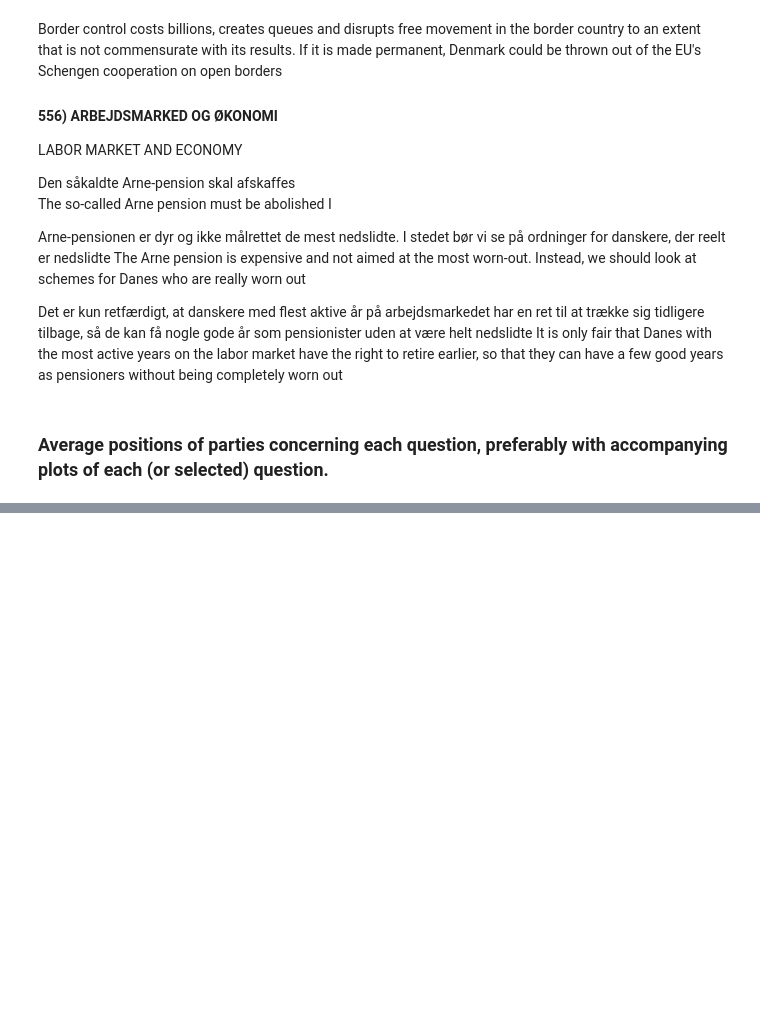
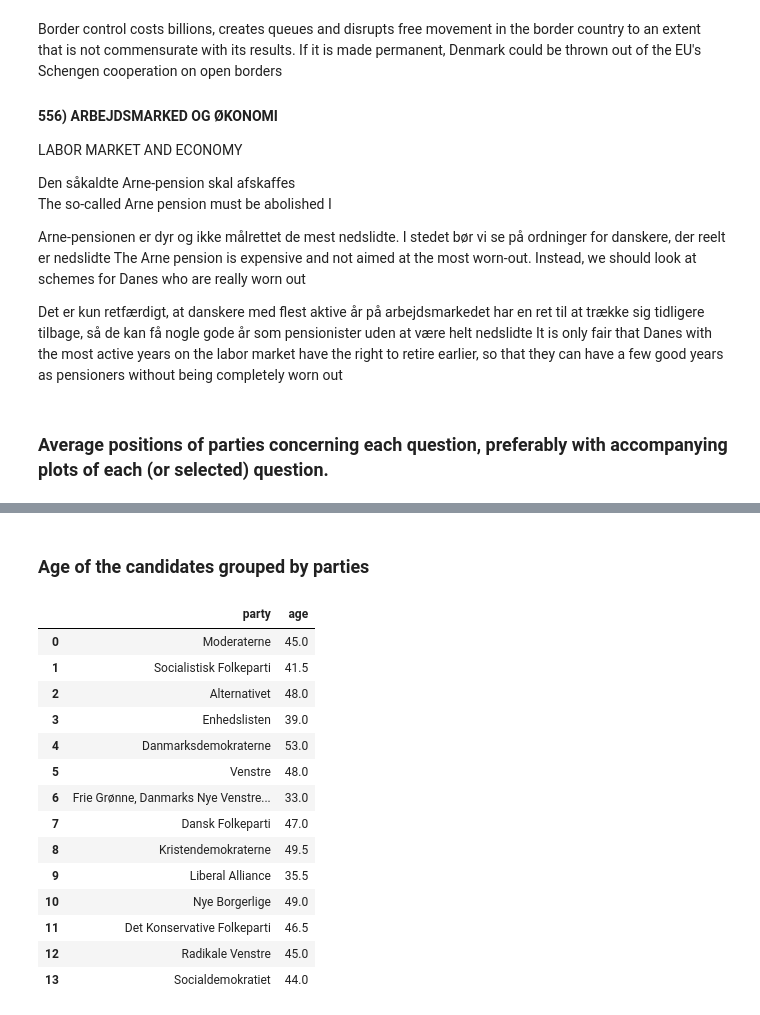
Before and after one commit to maxim-zavidei/viauc-mal1-a23, a Jupyter notebook: assignment4/assignment4-solution.ipynb, the cells around one changed output, grey strips where cells are left out. Drawn from its saved outputs; the diff is of its cells as text; code cells hidden in the pictures; blank space fills up the shorter version.

```diff
--- a/assignment4/assignment4-solution.ipynb
+++ b/assignment4/assignment4-solution.ipynb
@@ -488,3 +488,36 @@ questions
 | 11b | Mink-sagen | Det bør undersøges, om Mette Fred... | 1.5 | -2.0 | 1.0 | -1.0 | ... |
 | 12a | Coronavirus | Hvis coronasmitten stiger markant... | 1.0 | 0.0 | 1.0 | -1.0 | ... |
 | 12b | Coronavirus | Hvis coronasmitten stiger markant... | -0.5 | 0.0 | -1.0 | 0.0 | ... |
+# %% [markdown]
+### Age of the candidates grouped by parties
+# %%
+df = pd.read_excel('alldata.xlsx', engine='openpyxl')
+#get the names of all parties
+parties = data['parti'].unique()
+parties
+
+age_df = pd.DataFrame(columns=['party', 'age'])
+
+for party in parties:
+    subset = data[data['parti'] == party]
+    ages = subset['alder']
+    median = ages.median()
+    age_df.loc[len(age_df.index)] = [party, median]
+
+age_df
+# %% [output]
+|  | party | age |
+| 0 | Moderaterne | 45.0 |
+| 1 | Socialistisk Folkeparti | 41.5 |
+| 2 | Alternativet | 48.0 |
+| 3 | Enhedslisten | 39.0 |
+| 4 | Danmarksdemokraterne | 53.0 |
+| 5 | Venstre | 48.0 |
+| 6 | Frie Grønne, Danmarks Nye Venstre... | 33.0 |
+| 7 | Dansk Folkeparti | 47.0 |
+| 8 | Kristendemokraterne | 49.5 |
+| 9 | Liberal Alliance | 35.5 |
+| 10 | Nye Borgerlige | 49.0 |
+| 11 | Det Konservative Folkeparti | 46.5 |
+| 12 | Radikale Venstre | 45.0 |
+| 13 | Socialdemokratiet | 44.0 |
```
Also changed, not shown: parts of 4 cells of this notebook.
